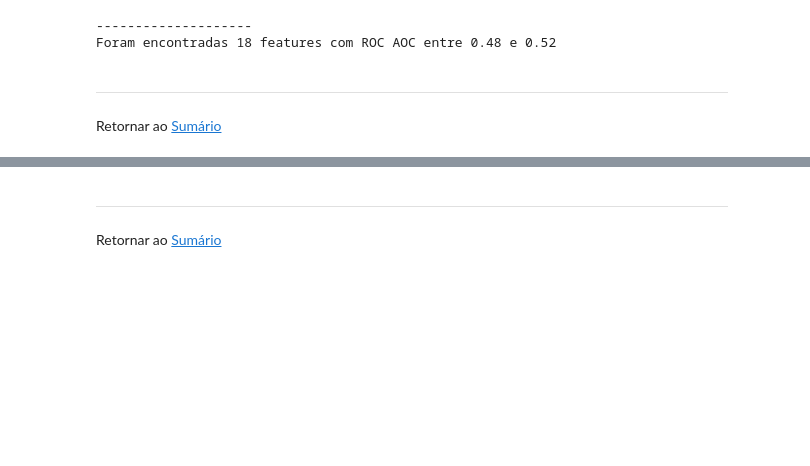
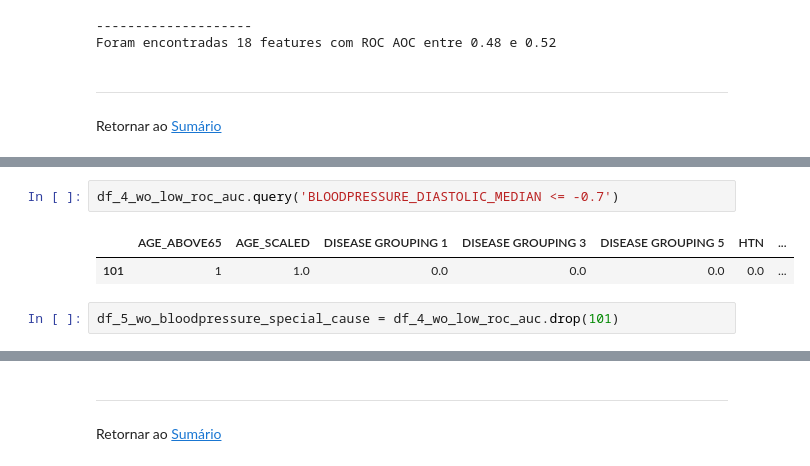
Before and after one commit to fdrigui/covid19_icu_admission_prediction, a Jupyter notebook: notebooks/3.0_feature_engineering.ipynb, the cells around one changed output, grey strips where cells are left out. Saved outputs shown, nothing was run; the diff lists cells and outputs as text; blank space fills up the shorter version.

```diff
--- a/notebooks/3.0_feature_engineering.ipynb
+++ b/notebooks/3.0_feature_engineering.ipynb
@@ -235,0 +255,7 @@ high_correlation_feature(df_4_wo_low_roc_auc)
+# %%
+df_4_wo_low_roc_auc.query('BLOODPRESSURE_DIASTOLIC_MEDIAN <= -0.7')
+# %% [output]
+|  | AGE_ABOVE65 | AGE_SCALED | DISEASE GROUPING 1 | DISEASE GROUPING 3 | DISEASE GROUPING 5 | HTN | ... |
+| 101 | 1 | 1.0 | 0.0 | 0.0 | 0.0 | 0.0 | ... |
+# %%
+df_5_wo_bloodpressure_special_cause = df_4_wo_low_roc_auc.drop(101)
```
Also changed, not shown: parts of 7 cells of this notebook, 4 other files.
